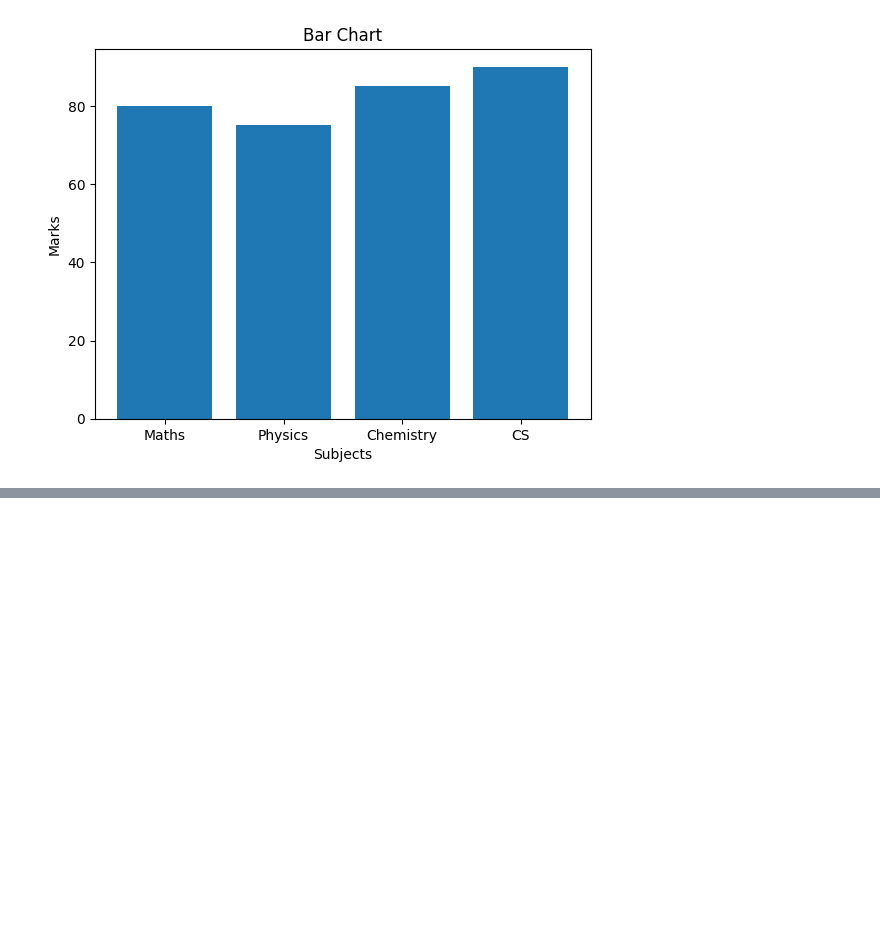
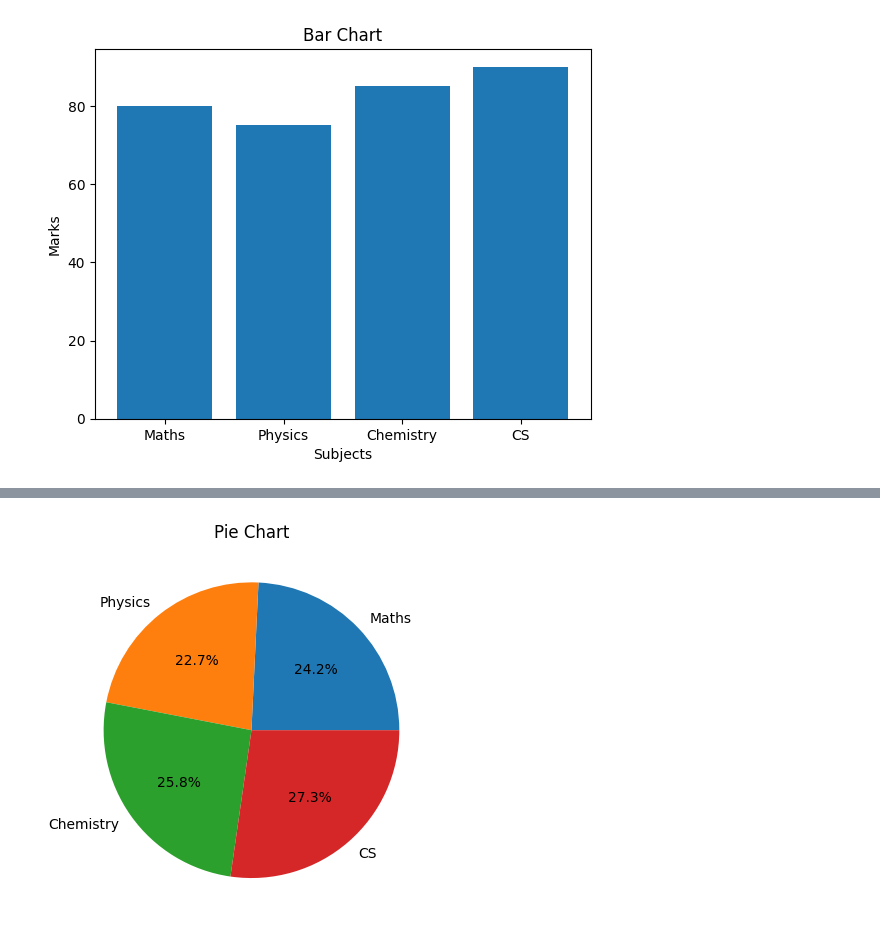
Before and after one commit to harshadikonda/2025-26_DS_AI-B_HARSHA_4109, a Jupyter notebook: Graphs.ipynb, the cells around one changed output, grey strips where cells are left out. Cells and saved outputs as stored; diff of their text form; code cells hidden in the pictures; blank space fills up the shorter version.

```diff
--- a/Graphs.ipynb
+++ b/Graphs.ipynb
@@ -37,0 +65,12 @@ plt.show()
+# %%
+#pie chart
+import matplotlib.pyplot as plt
+
+labels = ["Maths", "Physics", "Chemistry", "CS"]
+marks = [80, 75, 85, 90]
+
+plt.pie(marks, labels=labels, autopct='%1.1f%%')
+plt.title("Pie Chart")
+plt.show()
+# %% [output]
+[figure, added]
```
Also changed, not shown: parts of 2 cells of this notebook.
